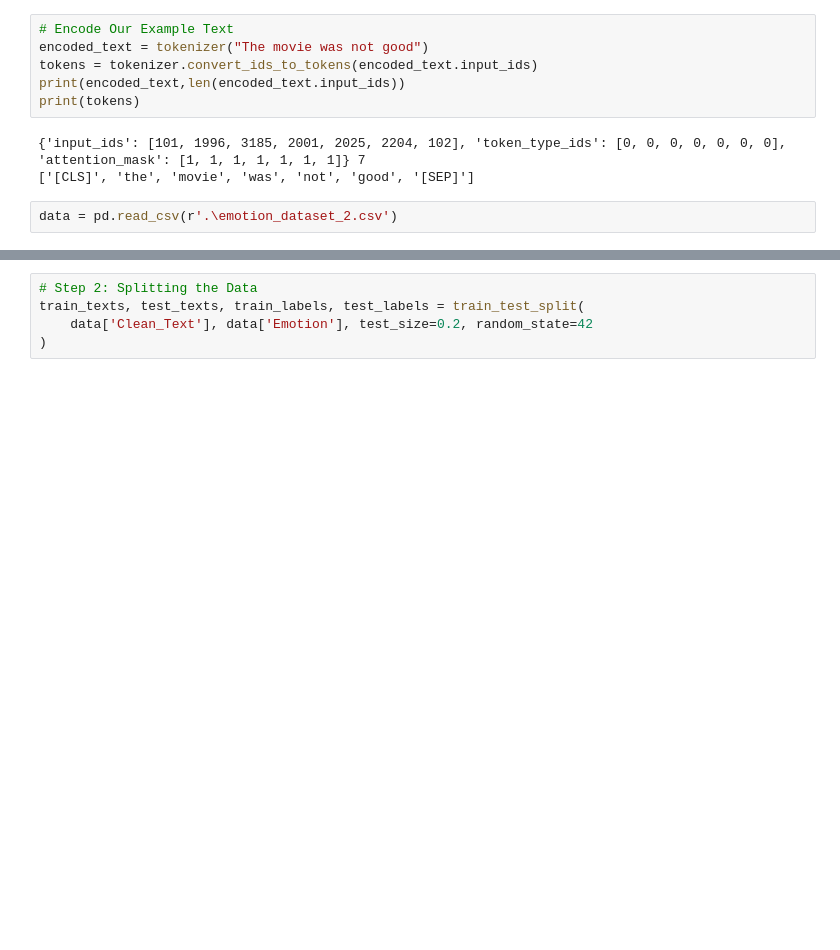
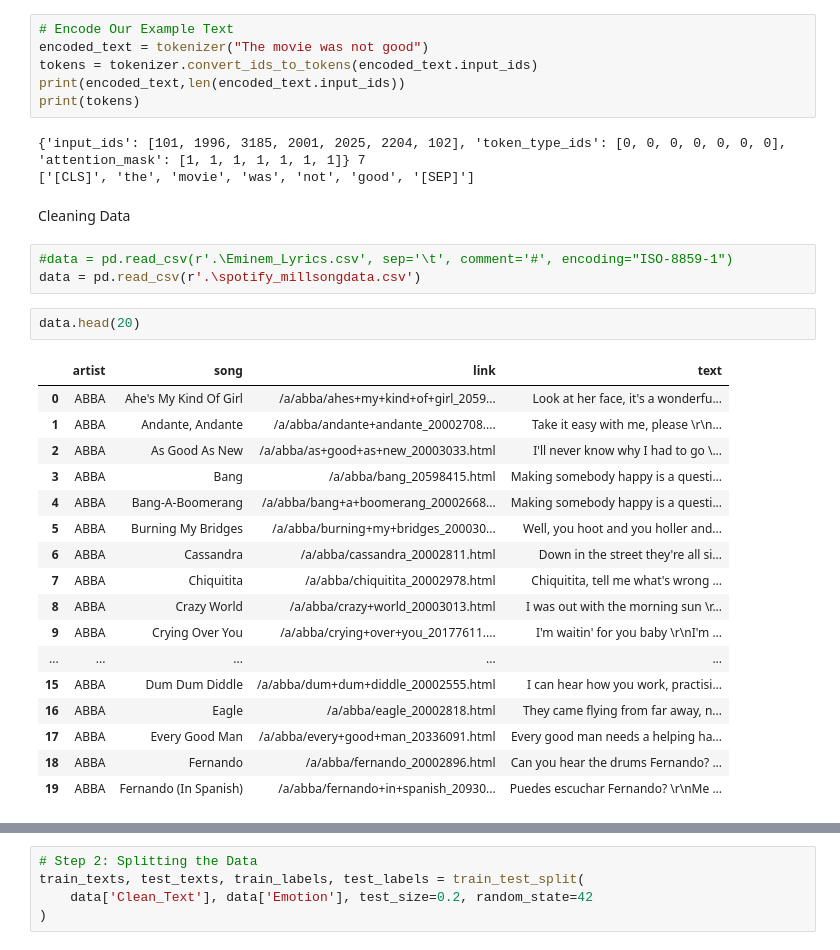
Before and after one commit to Mansherius/NLP_G6, a Jupyter notebook: FinalProject/model.ipynb, the cells around one changed output, grey strips where cells are left out. Drawn from its saved outputs; the diff is of its cells as text; blank space fills up the shorter version.

Commit message:
cleaned datasets

```diff
--- a/FinalProject/model.ipynb
+++ b/FinalProject/model.ipynb
@@ -28,5 +32,28 @@ print(tokens)
 # %% [output]
 {'input_ids': [101, 1996, 3185, 2001, 2025, 2204, 102], 'token_type_ids': [0, 0, 0, 0, 0, 0, 0], 'attention_mask': [1, 1, 1, 1, 1, 1, 1]} 7
 ['[CLS]', 'the', 'movie', 'was', 'not', 'good', '[SEP]']
-# %%
-data = pd.read_csv(r'.\emotion_dataset_2.csv')
+# %% [markdown]
+Cleaning Data
+# %%
+#data = pd.read_csv(r'.\Eminem_Lyrics.csv', sep='\t', comment='#', encoding="ISO-8859-1")
+data = pd.read_csv(r'.\spotify_millsongdata.csv')
+# %%
+data.head(20)
+# %% [output]
+|  | artist | song | link | text |
+| 0 | ABBA | Ahe's My Kind Of Girl | /a/abba/ahes+my+kind+of+girl_2059... | Look at her face, it's a wonderfu... |
+| 1 | ABBA | Andante, Andante | /a/abba/andante+andante_20002708.... | Take it easy with me, please \r\n... |
+| 2 | ABBA | As Good As New | /a/abba/as+good+as+new_20003033.html | I'll never know why I had to go \... |
+| 3 | ABBA | Bang | /a/abba/bang_20598415.html | Making somebody happy is a questi... |
+| 4 | ABBA | Bang-A-Boomerang | /a/abba/bang+a+boomerang_20002668... | Making somebody happy is a questi... |
+| 5 | ABBA | Burning My Bridges | /a/abba/burning+my+bridges_200030... | Well, you hoot and you holler and... |
+| 6 | ABBA | Cassandra | /a/abba/cassandra_20002811.html | Down in the street they're all si... |
+| 7 | ABBA | Chiquitita | /a/abba/chiquitita_20002978.html | Chiquitita, tell me what's wrong ... |
+| 8 | ABBA | Crazy World | /a/abba/crazy+world_20003013.html | I was out with the morning sun \r... |
+| 9 | ABBA | Crying Over You | /a/abba/crying+over+you_20177611.... | I'm waitin' for you baby \r\nI'm ... |
+| ... | ... | ... | ... | ... |
+| 15 | ABBA | Dum Dum Diddle | /a/abba/dum+dum+diddle_20002555.html | I can hear how you work, practisi... |
+| 16 | ABBA | Eagle | /a/abba/eagle_20002818.html | They came flying from far away, n... |
+| 17 | ABBA | Every Good Man | /a/abba/every+good+man_20336091.html | Every good man needs a helping ha... |
+| 18 | ABBA | Fernando | /a/abba/fernando_20002896.html | Can you hear the drums Fernando? ... |
+| 19 | ABBA | Fernando (In Spanish) | /a/abba/fernando+in+spanish_20930... | Puedes escuchar Fernando? \r\nMe ... |
```
Also changed, not shown: parts of 9 cells of this notebook, 2 other files.
